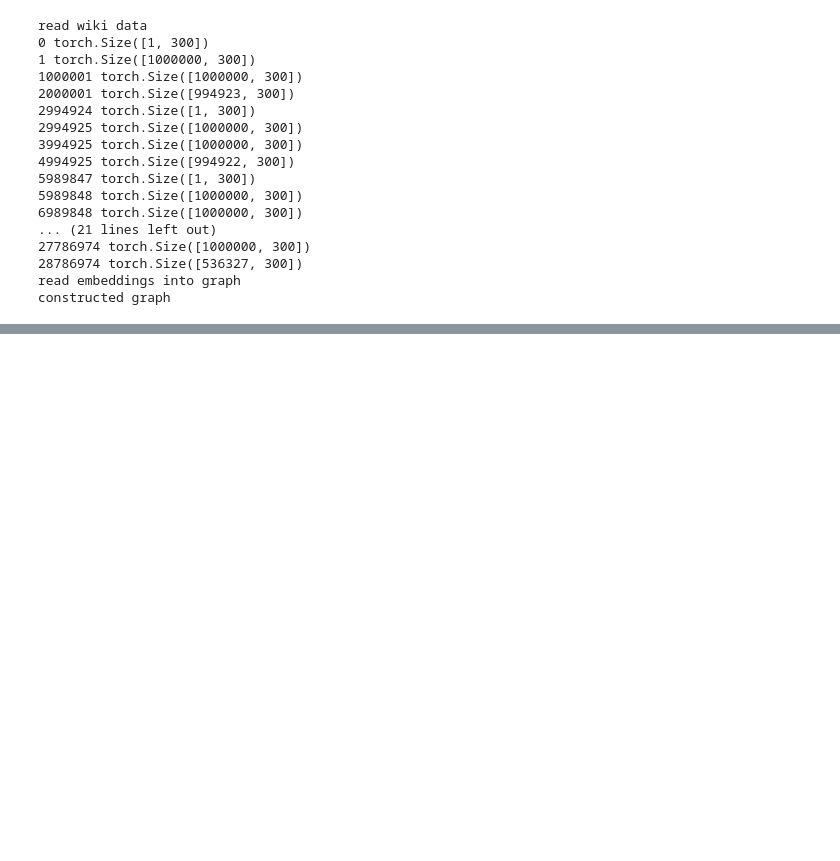
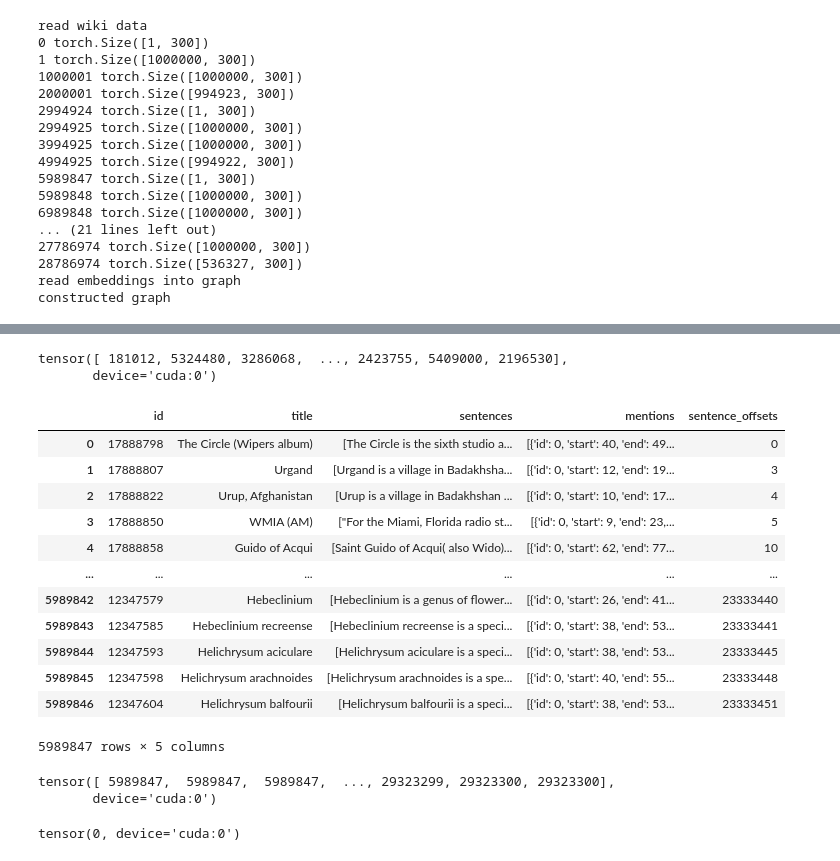
Before and after one commit to bgamer50/BitGraph, a Jupyter notebook: examples/rag_demo.ipynb, the cells around one changed output, grey strips where cells are left out. Cells and saved outputs as stored; diff of their text form; code cells hidden in the pictures; blank space fills up the shorter version.

```diff
--- a/examples/rag_demo.ipynb
+++ b/examples/rag_demo.ipynb
@@ -407,3 +420,63 @@ from pygremlinxx import GraphTraversal
 __ = lambda : GraphTraversal()
 
 g.V([0, ]).bothE().dedup()._as('h0').inV().bothE().dedup()._union([__().select('h0'), __().identity()]).dedup().toArray()
+# %%
+import cudf
+df = cudf.read_json('/mnt/para_with_hyperlink.jsonl', lines=True)
+# %%
+import torch
+mentions = df.mentions.explode()
+mentions = mentions[~mentions.struct.field('sent_idx').isna()]
+mentions = mentions[~mentions.struct.field('ref_ids').isna()]
+
+mix = torch.as_tensor(
+    mentions.struct.field('ref_ids').list.get(0).astype('int64').values,
+    device='cuda'
+)
+ids = torch.as_tensor(df.id.astype('int64').values, device='cuda')
+vals, inds = torch.sort(ids)
+
+
+destinations_m = inds[torch.searchsorted(vals, mix)]
+destinations_m
+# %% [output]
+tensor([ 181012, 5324480, 3286068,  ..., 2423755, 5409000, 2196530],
+       device='cuda:0')
+# %%
+import cupy
+
+slens = df.sentences.list.len().astype('int64')
+slens[(slens==0)] = 1
+
+df['sentence_offsets'] = cupy.concatenate([
+    cupy.array([0]),
+    slens.cumsum().values[:-1]
+])
+df
+# %% [output]
+|  | id | title | sentences | mentions | sentence_offsets |
+| 0 | 17888798 | The Circle (Wipers album) | [The Circle is the sixth studio a... | [{'id': 0, 'start': 40, 'end': 49... | 0 |
+| 1 | 17888807 | Urgand | [Urgand is a village in Badakhsha... | [{'id': 0, 'start': 12, 'end': 19... | 3 |
+| 2 | 17888822 | Urup, Afghanistan | [Urup is a village in Badakhshan ... | [{'id': 0, 'start': 10, 'end': 17... | 4 |
+| 3 | 17888850 | WMIA (AM) | ["For the Miami, Florida radio st... | [{'id': 0, 'start': 9, 'end': 23,... | 5 |
+| 4 | 17888858 | Guido of Acqui | [Saint Guido of Acqui( also Wido)... | [{'id': 0, 'start': 62, 'end': 77... | 10 |
+| ... | ... | ... | ... | ... | ... |
+| 5989842 | 12347579 | Hebeclinium | [Hebeclinium is a genus of flower... | [{'id': 0, 'start': 26, 'end': 41... | 23333440 |
+| 5989843 | 12347585 | Hebeclinium recreense | [Hebeclinium recreense is a speci... | [{'id': 0, 'start': 38, 'end': 53... | 23333441 |
+| 5989844 | 12347593 | Helichrysum aciculare | [Helichrysum aciculare is a speci... | [{'id': 0, 'start': 38, 'end': 53... | 23333445 |
+| 5989845 | 12347598 | Helichrysum arachnoides | [Helichrysum arachnoides is a spe... | [{'id': 0, 'start': 40, 'end': 55... | 23333448 |
+| 5989846 | 12347604 | Helichrysum balfourii | [Helichrysum balfourii is a speci... | [{'id': 0, 'start': 38, 'end': 53... | 23333451 |
+5989847 rows × 5 columns
+# %%
+src = torch.as_tensor(
+    mentions.struct.field('sent_idx').values + df.sentence_offsets[mentions.index].values,
+    device='cuda'
+) + len(df)
+src
+# %% [output]
+tensor([ 5989847,  5989847,  5989847,  ..., 29323299, 29323300, 29323300],
+       device='cuda:0')
+# %%
+(src[(destinations_m == 4111782)] == 13590393).sum()
+# %% [output]
+tensor(0, device='cuda:0')
```
Also changed, not shown: parts of 45 cells of this notebook, 8 other files.
